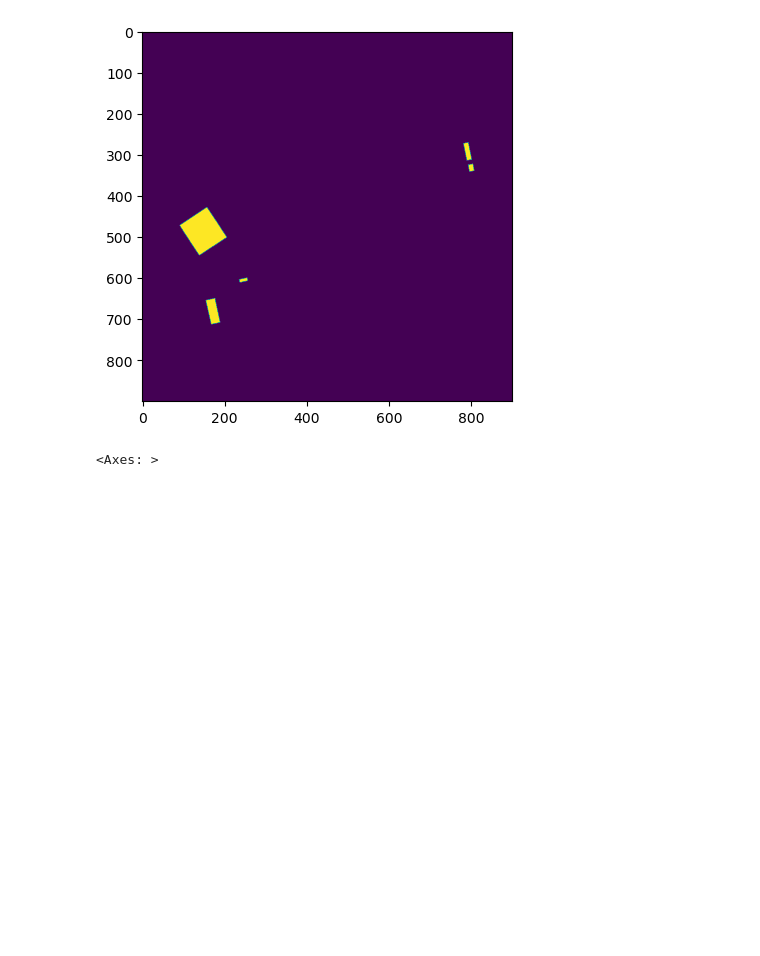
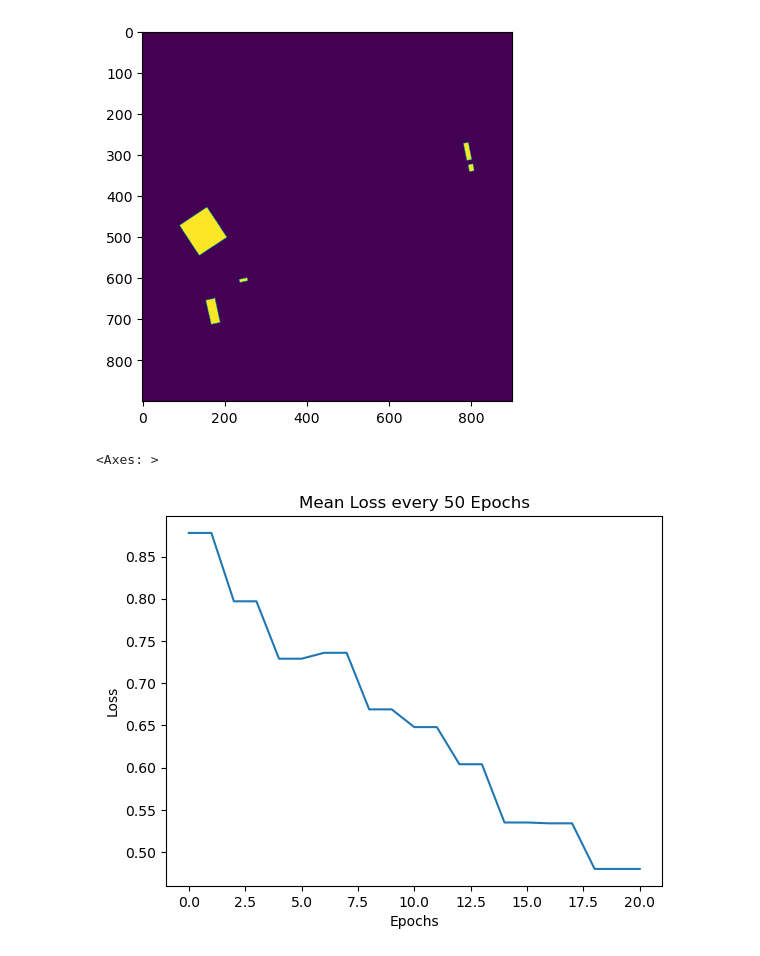
Before and after one commit to neu-spiral/Neural-Point-Processes, a Jupyter notebook: spacenet_detect/detect.ipynb, the cells around one changed output. Saved outputs shown, nothing was run; the diff lists cells and outputs as text; code cells hidden in the pictures; blank space fills up the shorter version.

```diff
--- a/spacenet_detect/detect.ipynb
+++ b/spacenet_detect/detect.ipynb
@@ -205,0 +208,11 @@ plot.show(test)
+# %%
+traininglog = open("/Users/nish/PycharmProjects/Satellite_Fusion/spacenet_detect/checkpoints/logs/base_dynunet_040923.out", "r").readlines()
+trloss = [float(line.split("loss=")[1].split(",")[0]) for line in traininglog if "loss=" in line]
+# %%
+plt.plot(trloss)
+plt.title("Mean Loss every 50 Epochs")
+plt.xlabel("Epochs")
+plt.ylabel("Loss")
+plt.show()
+# %% [output]
+[figure, added]
```
Also changed, not shown: parts of 1 cell of this notebook, 4 other files.
